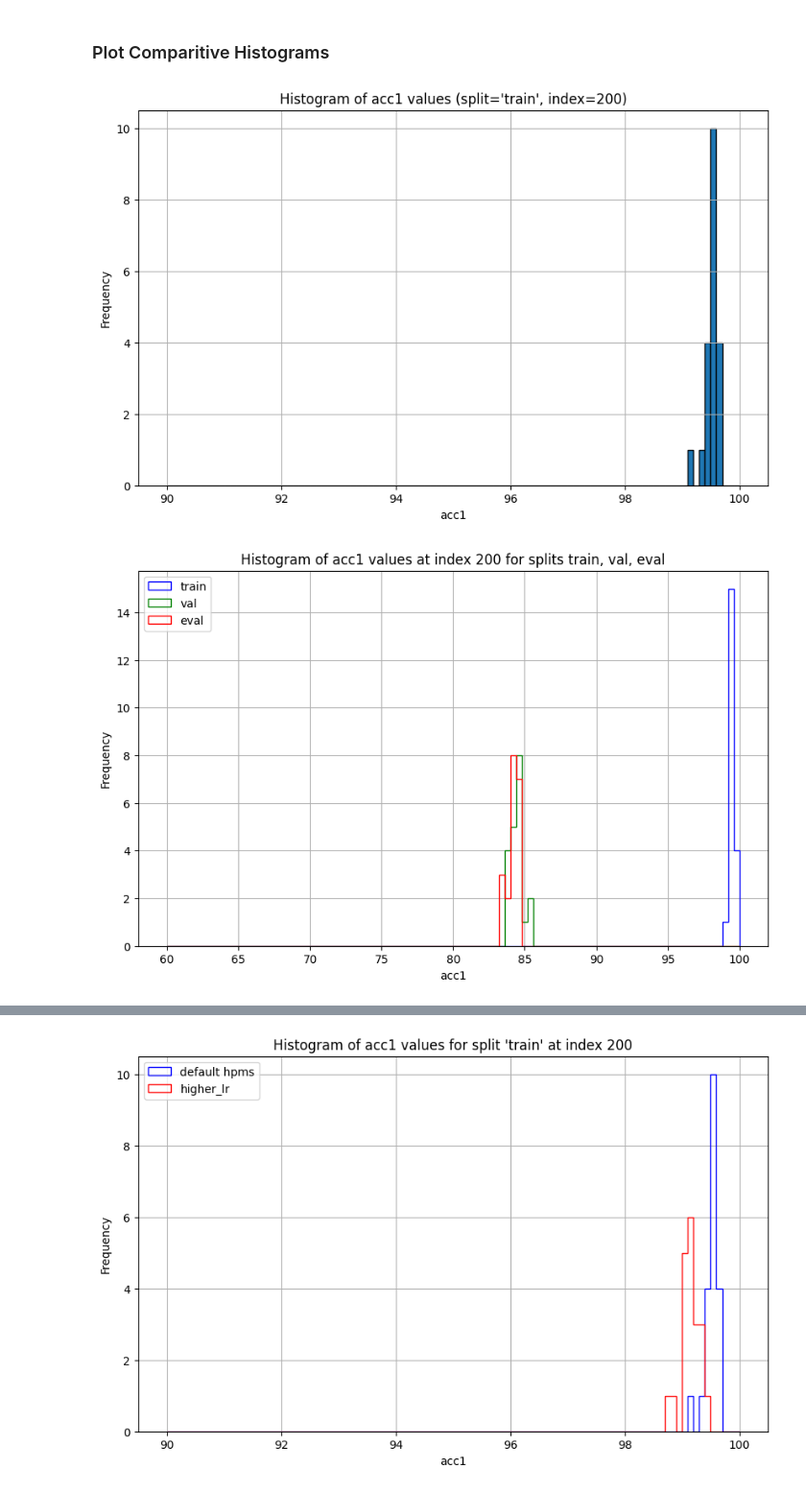
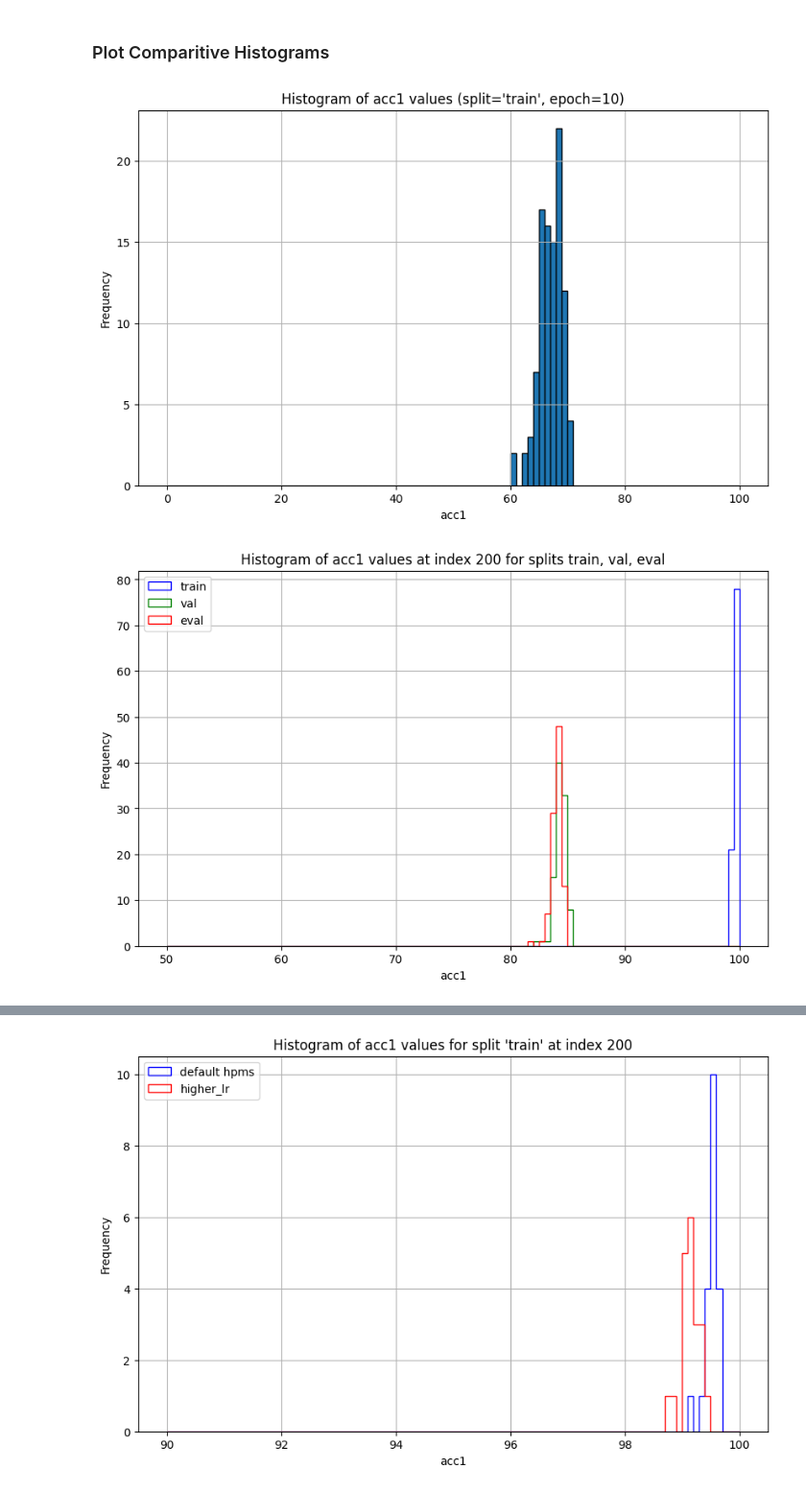
Before and after one commit to drothermel/dr_gen, a Jupyter notebook: notebooks/calc_metrics.ipynb, the cells around one changed output, grey strips where cells are left out. Shown at 96% size. Saved outputs shown, nothing was run; the diff lists cells and outputs as text; code cells hidden in the pictures.

Commit message:
improved how logs are parsed and plots are configured, in progress

```diff
--- a/notebooks/calc_metrics.ipynb
+++ b/notebooks/calc_metrics.ipynb
@@ -99,0 +191,22 @@ def filter_parsed_runs(prs, lr=None, wd=None, init=None):
+# %%
+def get_plt_cfg(**kwargs):
+    base_plt_cfg = OmegaConf.create({
+        "figsize": (10, 6),
+        "legend": False,
+        "grid": True,
+        "nbins": 10,
+        "hist_range": None,
+        "title": None,
+        "xlabel": None,
+        "ylabel": None,
+        "labels": None,
+    })
+    plc = base_plt_cfg.copy()
+    plc.hist_range = (80.0, 100.0)
+    plc.nbins = 100
+    plc.legend = True
+
+    for k, v in kwargs.items():
+        if k in plc:
+            plc[k] = v
+    return plc
@@ -345,0 +471,5 @@ parsed_runs = parse_run_logs(run_logs)
+# %%
+parsed_cfg_metrics_meta = parse_run_logs(run_logs)
+# excfg, exmets, exmeta = parsed_cfg_metrics_meta[0]
+# %%
+run_groups, error_runs = get_run_groups(parsed_cfg_metrics_meta)
@@ -345,0 +490,2 @@ parsed_runs = parse_run_logs(run_logs)
+# %%
+run_group_metrics = get_run_groups_metrics(run_groups)
@@ -442,10 +577,24 @@ ks_stat: 1.0000, p_value: 1.4509e-11 | max_val: 81.10, cdf1_val: 1.0000, cdf2_va
 # %% [markdown]
 ### Plot Comparitive Histograms
 # %%
-plot_acc1_histogram(default_hpm_random_runs, 200, "train", (90.0, 100.0), 100)
+plot_histogram(
+    get_plt_cfg(
+        legend=True, labels=["random_lr0.1_wd0.0001"], hist_range=(0, 100),
+    ),
+    run_group_metrics['random_lr0.1_wd0.0001'],
+    epoch=10,
+    split="train",
+)
 # %% [output]
-[figure, old version]
+[figure, new version]
 # %%
-plot_acc1_histograms(default_hpm_random_runs, 200, ["train", "val", "eval"], (60.0, 100.0), 100)
+plot_histograms(
+    get_plt_cfg(
+        legend=True, labels=["train", "val", "eval"], hist_range=(50, 100),
+    ),
+    run_group_metrics['random_lr0.1_wd0.0001'],
+    epoch=200,
+    splits=["train", "val", "eval"],
+)
 # %% [output]
-[figure, old version]
+[figure, new version]
```
Also changed, not shown: parts of 41 cells of this notebook.
